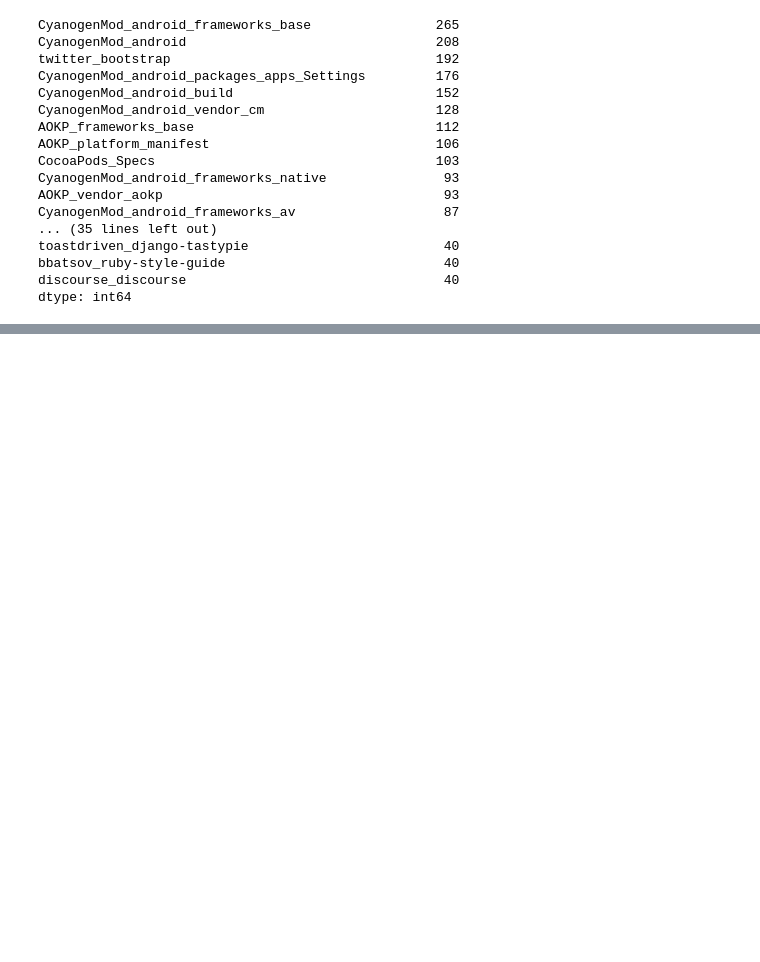
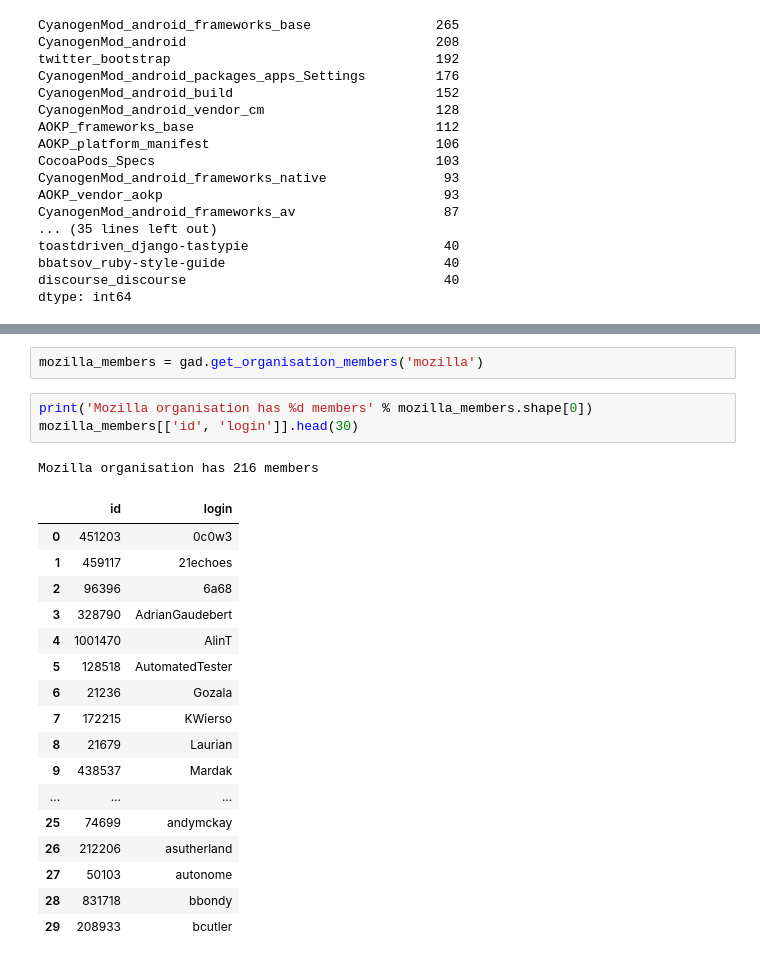
Before and after one commit to metacommunities/metacommunities, a Jupyter notebook: Github_organisations.ipynb, the cells around one changed output, grey strips where cells are left out. Saved outputs shown, nothing was run; the diff lists cells and outputs as text; blank space fills up the shorter version.

```diff
--- a/Github_organisations.ipynb
+++ b/Github_organisations.ipynb
@@ -135,0 +188,24 @@ pos, sel = gt.graph_draw(g, vertex_fill_color=g.vertex_properties('is_parent'))
+# %%
+mozilla_members = gad.get_organisation_members('mozilla')
+# %%
+print('Mozilla organisation has %d members' % mozilla_members.shape[0])
+mozilla_members[['id', 'login']].head(30)
+# %% [output]
+Mozilla organisation has 216 members
+|  | id | login |
+| 0 | 451203 | 0c0w3 |
+| 1 | 459117 | 21echoes |
+| 2 | 96396 | 6a68 |
+| 3 | 328790 | AdrianGaudebert |
+| 4 | 1001470 | AlinT |
+| 5 | 128518 | AutomatedTester |
+| 6 | 21236 | Gozala |
+| 7 | 172215 | KWierso |
+| 8 | 21679 | Laurian |
+| 9 | 438537 | Mardak |
+| ... | ... | ... |
+| 25 | 74699 | andymckay |
+| 26 | 212206 | asutherland |
+| 27 | 50103 | autonome |
+| 28 | 831718 | bbondy |
+| 29 | 208933 | bcutler |
```
Also changed, not shown: parts of 19 cells of this notebook, 6 other files.
